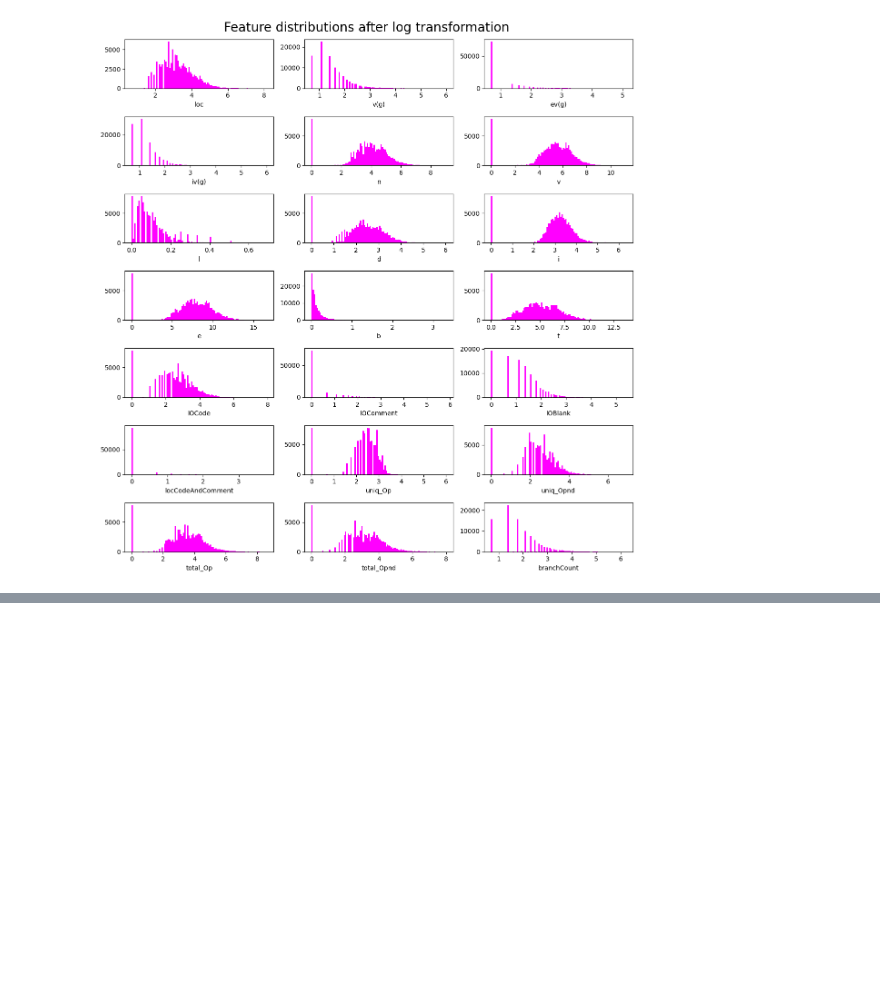
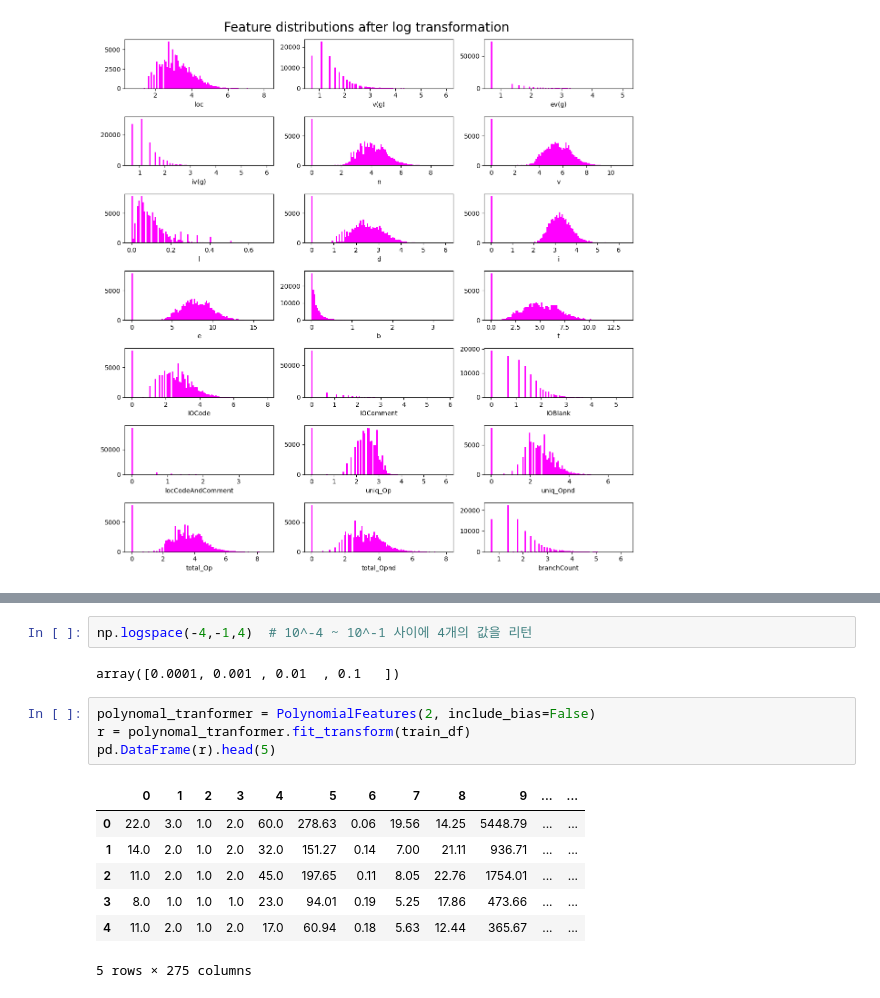
Before and after one commit to sajacaros/ml_project, a Jupyter notebook: sajacaros/review_ambrosm.ipynb, the cells around one changed output, grey strips where cells are left out. Saved outputs shown, nothing was run; the diff lists cells and outputs as text; blank space fills up the shorter version.

```diff
--- a/sajacaros/review_ambrosm.ipynb
+++ b/sajacaros/review_ambrosm.ipynb
@@ -181,0 +277,16 @@ plt.show()
+# %%
+np.logspace(-4,-1,4)  # 10^-4 ~ 10^-1 사이에 4개의 값을 리턴
+# %% [output]
+array([0.0001, 0.001 , 0.01  , 0.1   ])
+# %%
+polynomal_tranformer = PolynomialFeatures(2, include_bias=False)
+r = polynomal_tranformer.fit_transform(train_df)
+pd.DataFrame(r).head(5)
+# %% [output]
+|  | 0 | 1 | 2 | 3 | 4 | 5 | 6 | 7 | 8 | 9 | ... | ... |
+| 0 | 22.0 | 3.0 | 1.0 | 2.0 | 60.0 | 278.63 | 0.06 | 19.56 | 14.25 | 5448.79 | ... | ... |
+| 1 | 14.0 | 2.0 | 1.0 | 2.0 | 32.0 | 151.27 | 0.14 | 7.00 | 21.11 | 936.71 | ... | ... |
+| 2 | 11.0 | 2.0 | 1.0 | 2.0 | 45.0 | 197.65 | 0.11 | 8.05 | 22.76 | 1754.01 | ... | ... |
+| 3 | 8.0 | 1.0 | 1.0 | 1.0 | 23.0 | 94.01 | 0.19 | 5.25 | 17.86 | 473.66 | ... | ... |
+| 4 | 11.0 | 2.0 | 1.0 | 2.0 | 17.0 | 60.94 | 0.18 | 5.63 | 12.44 | 365.67 | ... | ... |
+5 rows × 275 columns
```
Also changed, not shown: parts of 7 cells of this notebook.
